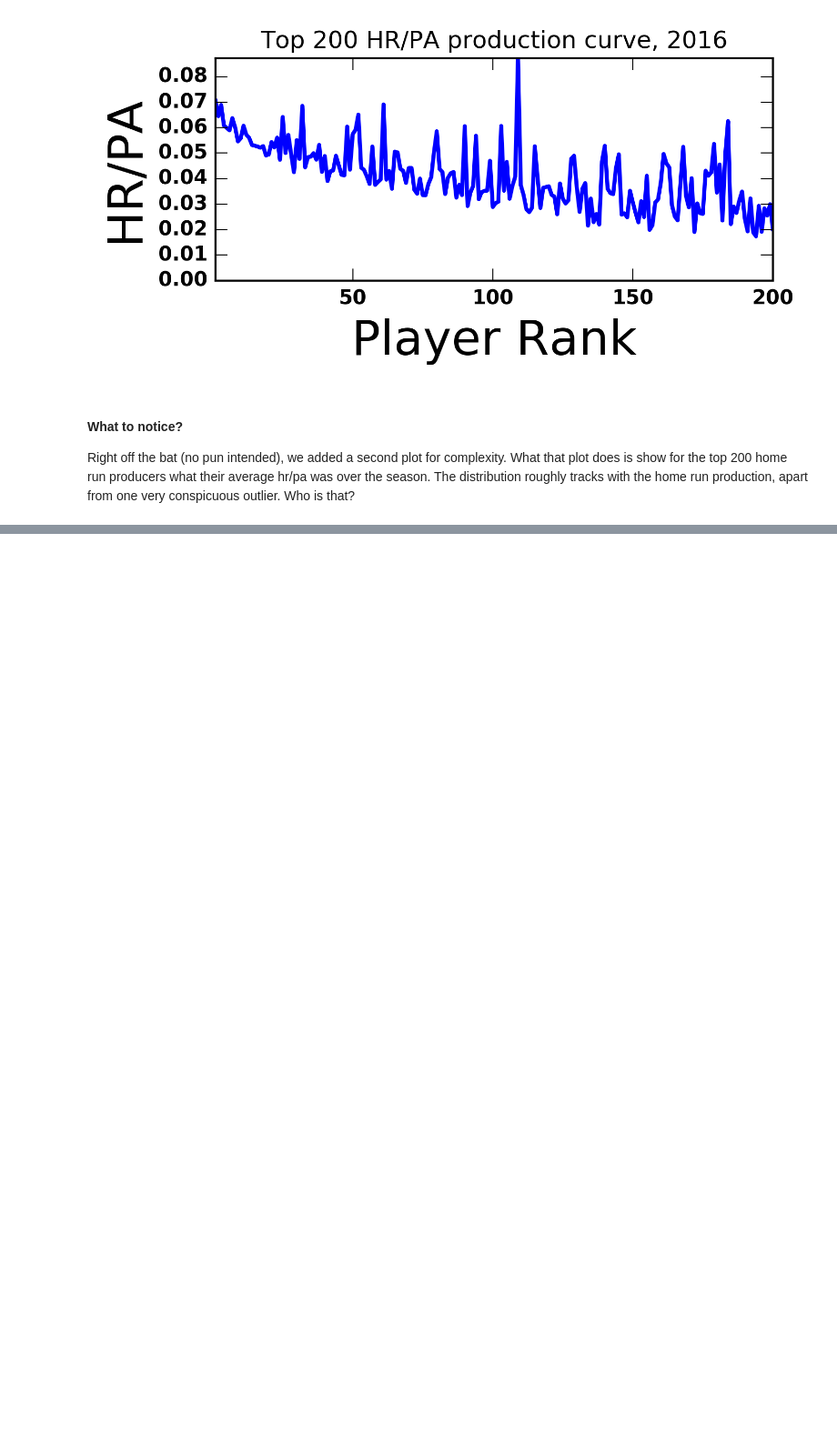
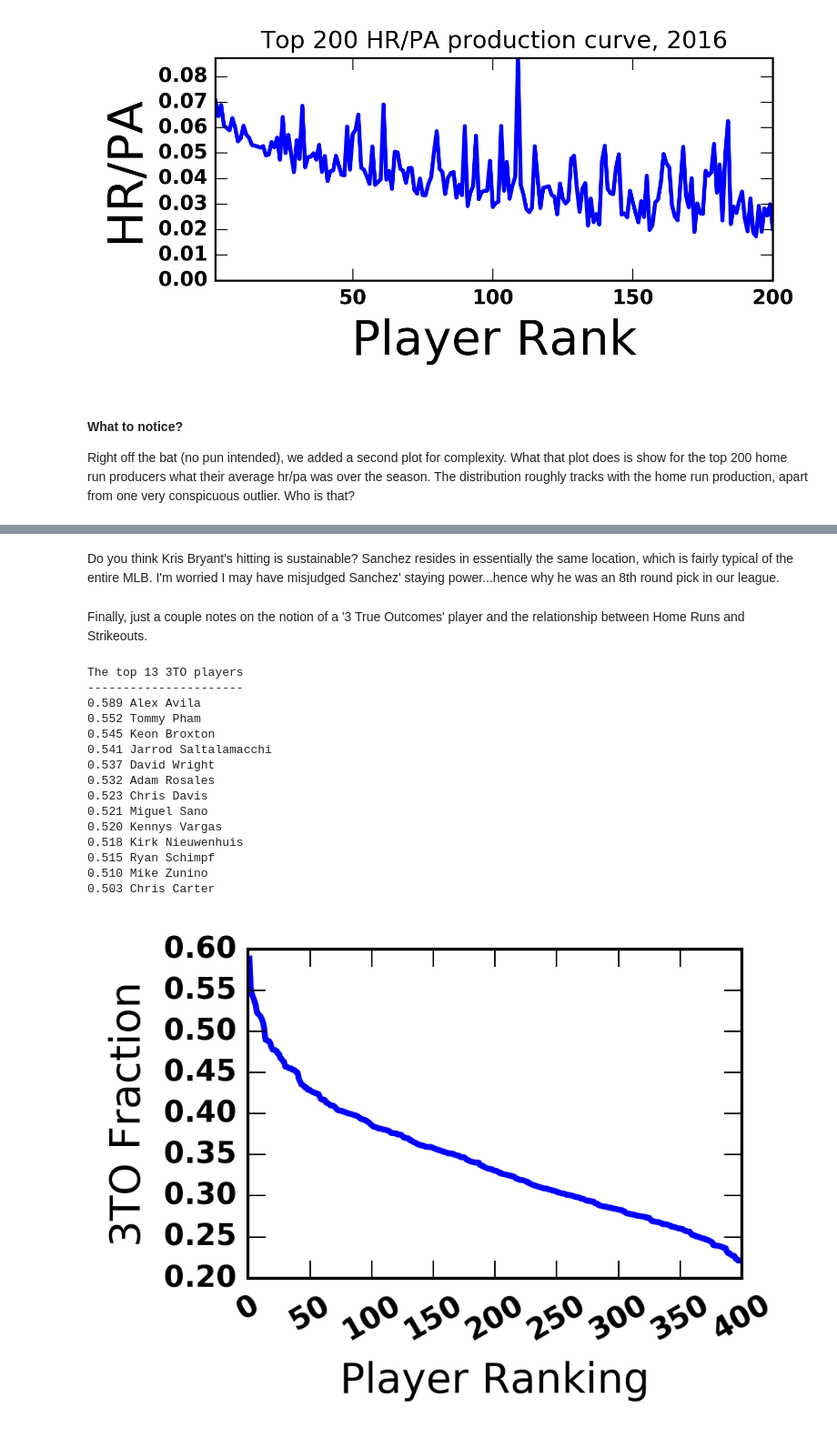
Before and after one commit to fantasy-toolz/2017-MLB-Analysis, a Jupyter notebook: batting_notebooks/HR-Analysis.ipynb, the cells around one changed output, grey strips where cells are left out. Shown at 91% size. Cells and saved outputs as stored; diff of their text form; code cells hidden in the pictures; blank space fills up the shorter version.

```diff
--- a/batting_notebooks/HR-Analysis.ipynb
+++ b/batting_notebooks/HR-Analysis.ipynb
@@ -153,0 +209,46 @@ It's Gary Sanchez! Based on the rest of the curve values, it's pretty easy to sa
+# %% [markdown]
+Do you think Kris Bryant's hitting is sustainable? Sanchez resides in essentially the same location, which is fairly typical of the entire MLB. I'm worried I may have misjudged Sanchez' staying power...hence why he was an 8th round pick in our league.
+# %% [markdown]
+Finally, just a couple notes on the notion of a '3 True Outcomes' player and the relationship between Home Runs and Strikeouts.
+# %%
+hrs = Total2016['HR']
+sos = Total2016['SO']
+pas = Total2016['PA']
+three_true = (Total2016['HR']+Total2016['SO']+Total2016['BB']+Total2016['IBB'])/Total2016['PA']
+names = Total2016['Name']
+
+fig = plt.figure(figsize=(3,2))
+ax = fig.add_subplot(111)
+ax.set_ylabel('3TO Fraction',size=14)
+ax.set_xlabel('Player Ranking',size=14)
+
+ax.plot(np.linspace(1.,400.,400),three_true[(-1.*three_true).argsort()][0:400])
+
+for label in ax.get_xticklabels():
+    label.set_rotation(30)
+    #label.set_fontsize(10)
+    label.set_horizontalalignment("center")
+
+
+
+print ('The top 13 3TO players')
+print ('----------------------')
+for indx in range(0,13):
+    print('{0:4.3f} {1:<30}'.format(three_true[(-1.*three_true).argsort()][indx],names[(-1.*three_true).argsort()][indx]))
+# %% [output]
+The top 13 3TO players
+----------------------
+0.589 Alex Avila
+0.552 Tommy Pham
+0.545 Keon Broxton
+0.541 Jarrod Saltalamacchi
+0.537 David Wright
+0.532 Adam Rosales
+0.523 Chris Davis
+0.521 Miguel Sano
+0.520 Kennys Vargas
+0.518 Kirk Nieuwenhuis
+0.515 Ryan Schimpf
+0.510 Mike Zunino
+0.503 Chris Carter
+[figure, added]
```
Also changed, not shown: parts of 12 cells of this notebook, 4 other files.
